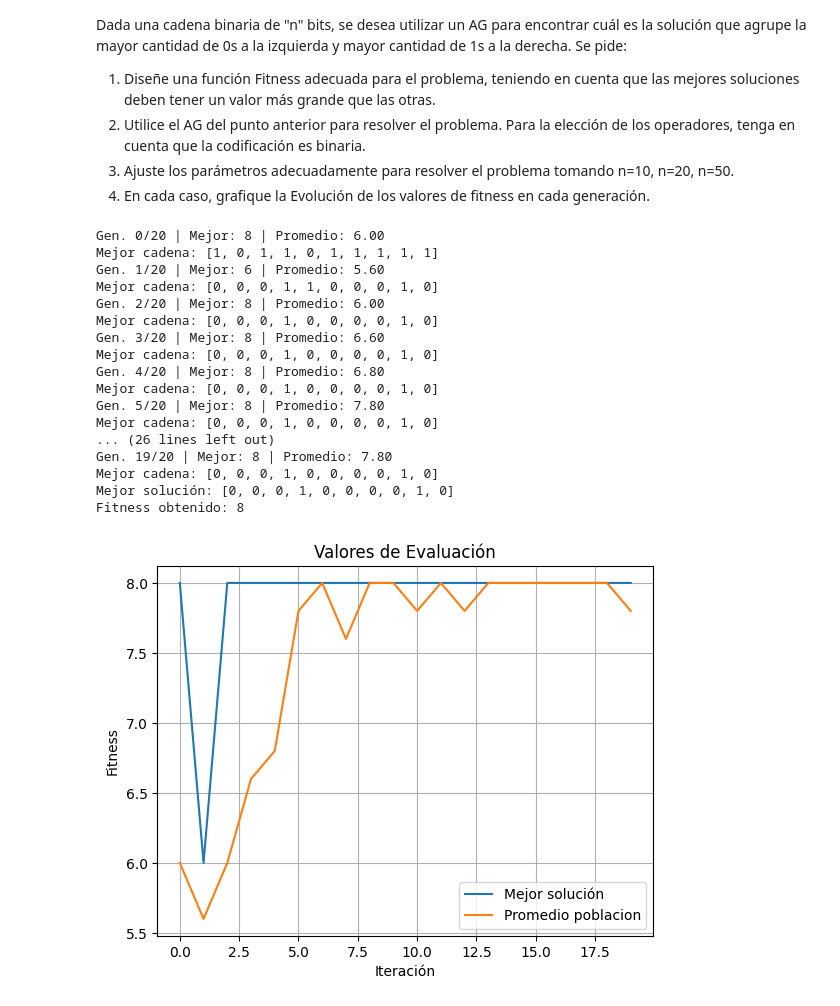
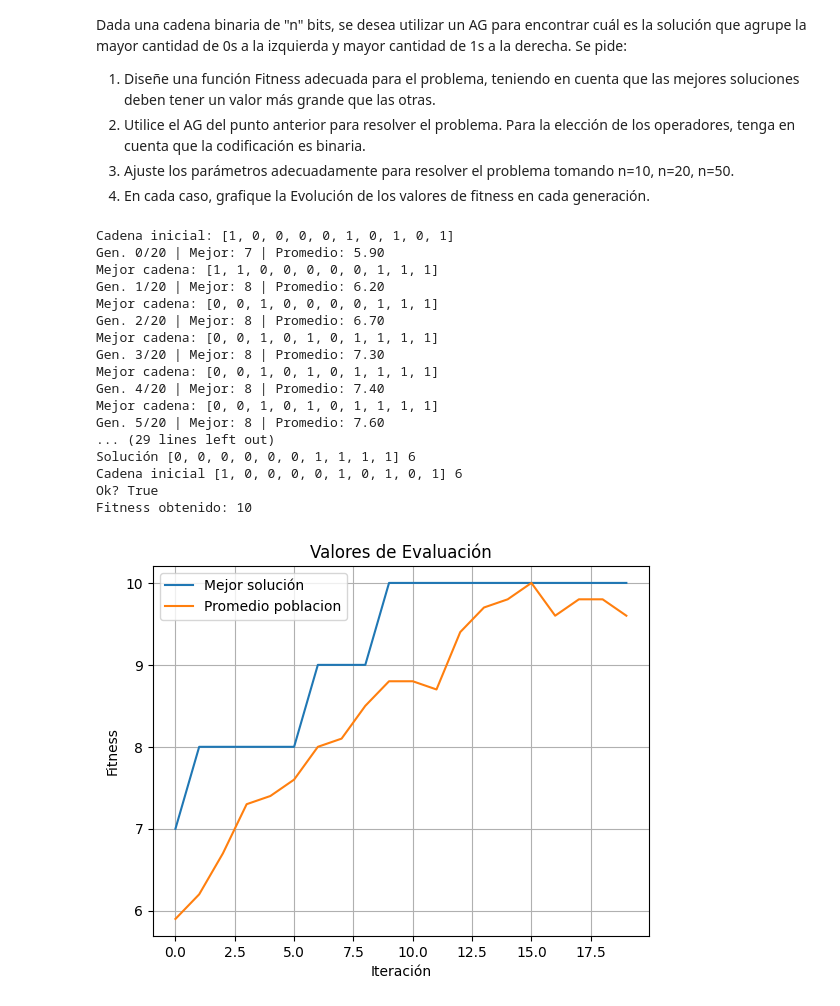
Before and after one commit to FranprzDev/HeuristcsAndML, a Jupyter notebook: TP4-Algoritmo-Genetico-Simple/TP4_Algoritmo_Genetico_Simple_Breslauer_Perez.ipynb, the cells around one changed output. Saved outputs shown, nothing was run; the diff lists cells and outputs as text; code cells hidden in the pictures.

```diff
--- a/TP4-Algoritmo-Genetico-Simple/TP4_Algoritmo_Genetico_Simple_Breslauer_Perez.ipynb
+++ b/TP4-Algoritmo-Genetico-Simple/TP4_Algoritmo_Genetico_Simple_Breslauer_Perez.ipynb
@@ -1030,21 +1030,24 @@ def fitness_visto_en_clase(X):
 # Pero esto tiene un problema, si viene una cadena que no tiene la misma cantidad de 0 que de 1, entonces no sirve de nada, ya que siempre el al splitear el [0]
 # te puede dar un valor != 0, así que la solucion es simplemente spliteando en la cantidad contada de 0
 
+cadena_inicial = [random.randint(0, 1) for _ in range(n)]
+cant_ceros_objetivo = cadena_inicial.count(0)
+print("Cadena inicial:", cadena_inicial)
+
 def fitness_binario(X):
-    n = len(X)
-    cant_ceros_objetivo = X.count(0)
-    frontera = cant_ceros_objetivo  # cantidad fija de ceros esperada
+    frontera = cant_ceros_objetivo
 
-    unos_mal = sum(X[:frontera])       # unos que quedaron en la zona de ceros
-    ceros_mal = X[frontera:].count(0)  # ceros que quedaron en la zona de unos
+    unos_mal = sum(X[:frontera])       # unos en la zona de ceros
+    ceros_mal = X[frontera:].count(0)  # ceros en la zona de unos
 
-    return n - (unos_mal + ceros_mal)
+    return len(X) - (unos_mal + ceros_mal)
 
 
 
 # Parámetros
 cant_individuos = 10
 n = 10
+
 f = fitness_binario
 cant_generac = 20
 
@@ -1054,49 +1057,51 @@ param_sel = 2
 xover = xov_uniform
 cant_cruzados = round(0.80 * cant_individuos)
 
 mut = mut_swap
 cant_mutados = round(0.20 * cant_individuos)
 
 callback = callback_print
 
 # Población inicial
 Pop = init_pop_binaria(cant_individuos, n)
 
 # Ejecución
 sol, solF, Pop, Fit, traceBest, traceAvg, bestSols = geneticoSimpleBinario(
     Pop=Pop,
     cant_generac=cant_generac,
     sel=sel,
     xover=xover,
     mut=mut,
     cant_cruzados=cant_cruzados,
     cant_mutados=cant_mutados,
     param_sel=param_sel,
     f=f,
     callback=callback
 )
 
 # Resultados
-print("Mejor solución:", sol)
+print("Solución", sol, sol.count(0))
+print("Cadena inicial", cadena_inicial, cadena_inicial.count(0))
+print("Ok?", sol.count(0) == cadena_inicial.count(0))
 print("Fitness obtenido:", solF)
 
 graficarEvolucionFitness(traceBest, traceAvg)
 # %% [output]
-Gen. 0/20 | Mejor: 8 | Promedio: 6.00
-Mejor cadena: [1, 0, 1, 1, 0, 1, 1, 1, 1, 1]
-Gen. 1/20 | Mejor: 6 | Promedio: 5.60
-Mejor cadena: [0, 0, 0, 1, 1, 0, 0, 0, 1, 0]
-Gen. 2/20 | Mejor: 8 | Promedio: 6.00
-Mejor cadena: [0, 0, 0, 1, 0, 0, 0, 0, 1, 0]
-Gen. 3/20 | Mejor: 8 | Promedio: 6.60
-Mejor cadena: [0, 0, 0, 1, 0, 0, 0, 0, 1, 0]
-Gen. 4/20 | Mejor: 8 | Promedio: 6.80
-Mejor cadena: [0, 0, 0, 1, 0, 0, 0, 0, 1, 0]
-Gen. 5/20 | Mejor: 8 | Promedio: 7.80
-Mejor cadena: [0, 0, 0, 1, 0, 0, 0, 0, 1, 0]
-... (26 lines left out)
-Gen. 19/20 | Mejor: 8 | Promedio: 7.80
-Mejor cadena: [0, 0, 0, 1, 0, 0, 0, 0, 1, 0]
-Mejor solución: [0, 0, 0, 1, 0, 0, 0, 0, 1, 0]
-Fitness obtenido: 8
+Cadena inicial: [1, 0, 0, 0, 0, 1, 0, 1, 0, 1]
+Gen. 0/20 | Mejor: 7 | Promedio: 5.90
+Mejor cadena: [1, 1, 0, 0, 0, 0, 0, 1, 1, 1]
+Gen. 1/20 | Mejor: 8 | Promedio: 6.20
+Mejor cadena: [0, 0, 1, 0, 0, 0, 0, 1, 1, 1]
+Gen. 2/20 | Mejor: 8 | Promedio: 6.70
+Mejor cadena: [0, 0, 1, 0, 1, 0, 1, 1, 1, 1]
+Gen. 3/20 | Mejor: 8 | Promedio: 7.30
+Mejor cadena: [0, 0, 1, 0, 1, 0, 1, 1, 1, 1]
+Gen. 4/20 | Mejor: 8 | Promedio: 7.40
+Mejor cadena: [0, 0, 1, 0, 1, 0, 1, 1, 1, 1]
+Gen. 5/20 | Mejor: 8 | Promedio: 7.60
+... (29 lines left out)
+Solución [0, 0, 0, 0, 0, 0, 1, 1, 1, 1] 6
+Cadena inicial [1, 0, 0, 0, 0, 1, 0, 1, 0, 1] 6
+Ok? True
+Fitness obtenido: 10
-[figure, old version]
+[figure, new version]
```
